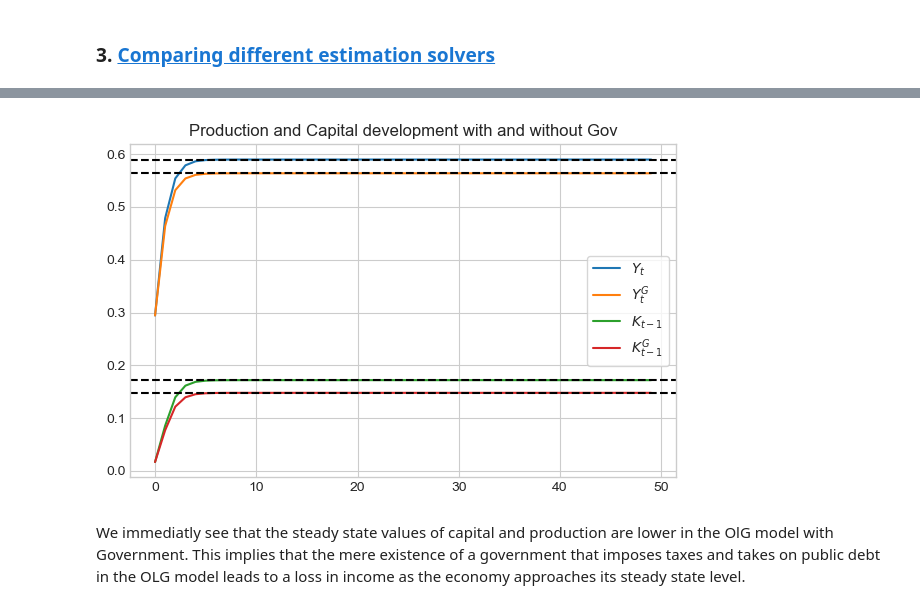
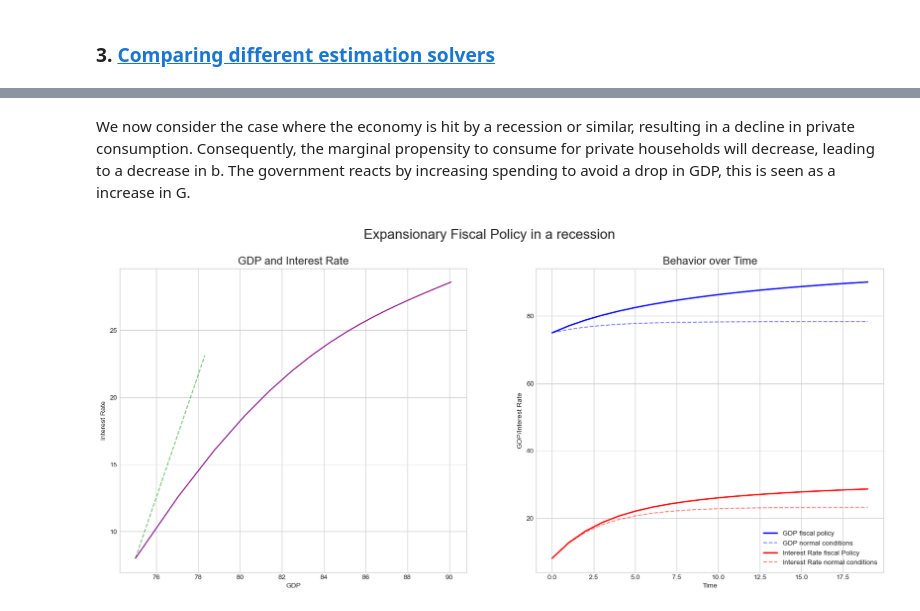
Before and after one commit to NumEconCopenhagen/projects-2023-siuuu, a Jupyter notebook: modelproject/IS-LMModelproject.ipynb, the cells around one changed output, grey strips where cells are left out. Drawn from its saved outputs; the diff is of its cells as text; code cells hidden in the pictures.

```diff
--- a/modelproject/IS-LMModelproject.ipynb
+++ b/modelproject/IS-LMModelproject.ipynb
@@ -277,36 +285,41 @@ $T_t = G_t = B_t > 0$
-# %%
-# Call the model again including Government
-model = OLGModelClass()
-par = model.par
-sim = model.sim
-model.simulate()
-
-K_ss_2 = sim.Y[-1]
-Y_ss_2 = sim.K_lag[-1]
-
-K_Gov = model.sim.K_lag.copy()
-Y_GOV = model.sim.Y.copy()
-
-# Illustration of production and capital with and without Gov
-fig = plt.figure(figsize=(6,6/1.5))
-ax = fig.add_subplot(1,1,1)
-ax.plot(Y_noGOV, label=r'$Y_{t}$')
-ax.plot(Y_GOV, label=r'$Y_{t}^G$')
-ax.plot(K_noGov,label=r'$K_{t-1}$')
-ax.plot(K_Gov,label=r'$K_{t-1}^G$')
-
-#steady state
-ax.axhline(K_ss_1,ls='--',color='black')
-ax.axhline(Y_ss_1,ls='--',color='black')
-ax.axhline(K_ss_2,ls='--',color='black')
-ax.axhline(Y_ss_2,ls='--',color='black')
-
-# layout formatting
-ax.legend(frameon=True)
-ax.set_title('Production and Capital development with and without Gov')
-fig.tight_layout()
-# %% [output]
-[figure, removed]
-# %% [markdown]
-We immediatly see that the steady state values of capital and production are lower in the OlG model with Government.
-This implies that the mere existence of a government that imposes taxes and takes on public debt in the OLG model leads to a loss in income as the economy approaches its steady state level.
+# %% [markdown]
+We now consider the case where the economy is hit by a recession or similar, resulting in a decline in private consumption. Consequently, the marginal propensity to consume for private households will decrease, leading to a decrease in b. The government reacts by increasing spending to avoid a drop in GDP, this is seen as a increase in G.
+# %%
+# Since all the paramteres have already been defined, we have to change the money supply back to the original value,
+# and change G and B to the new values to see the effect on the model.
+G = 75 # Increase in public spending
+M = 8 # Money supply changed to original value
+lambda_val = 0.25 # original variable taxes
+b = 0.25 # reduced from 0.75 to 0.25
+
+def fiscalmodification(GDP, interest_rate, t, case):
+    fig, ax = plt.subplots(nrows=1, ncols=2, figsize=(20, 8))
+    plt.suptitle(case, fontsize=20)
+
+    ax[0].plot(GDP_odeint, interest_rate_odeint, color='Green', alpha=0.5, linestyle='--', label='Normal conditions')
+    ax[0].plot(GDP, interest_rate, color='purple', label='Policy')
+    ax[0].set_title('GDP and Interest Rate', fontsize=16)
+    ax[0].set_xlabel('GDP')
+    ax[0].set_ylabel('Interest Rate')
+
+    ax[1].plot(t, GDP, color='blue', lw=2, label='GDP fiscal policy')
+    ax[1].plot(t, GDP_odeint, color='blue', alpha=0.5, linestyle='--', label='GDP normal conditions')
+    ax[1].plot(t, interest_rate, color='red', lw=2, label='Interest Rate fiscal Policy')
+    ax[1].plot(t, interest_rate_odeint, color='red', alpha=0.5, linestyle='--', label='Interest Rate normal conditions')
+    ax[1].set_title('Behavior over Time', fontsize=16)
+    ax[1].set_xlabel('Time')
+    ax[1].set_ylabel('GDP/Interest Rate')
+    ax[1].legend()
+    plt.show()
+
+init_conds = Y_0, r_0
+args_tuple = (a, I_0, T_0, M_0, G, M, alpha_val, beta_val, lambda_val, b, h, k, mu_val)
+
+# Integrate the IS-LM differential equations over the time grid, t.
+ret_expand = odeint(system, init_conds, time_points, args=args_tuple)
+
+GDP_expand, interest_rate_expand = ret_expand.T
+
+fiscalmodification(GDP_expand, interest_rate_expand, time_points, 'Expansionary Fiscal Policy in a recession')
+# %% [output]
+[figure, added]
```
Also changed, not shown: parts of 26 cells of this notebook.
